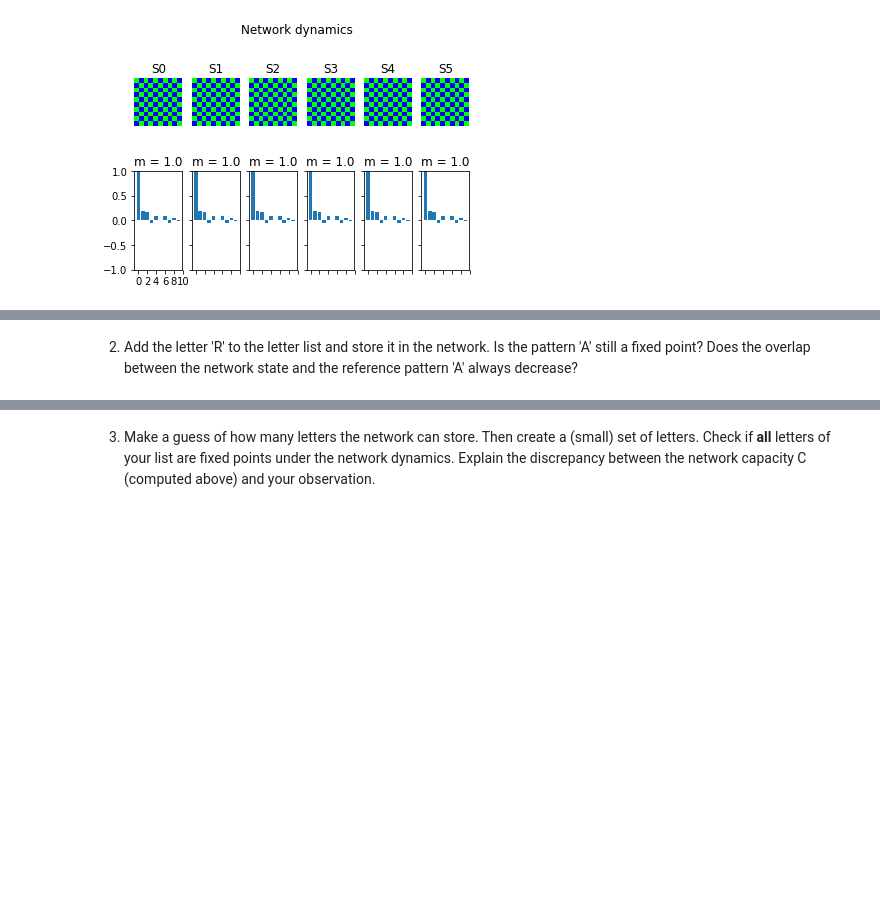
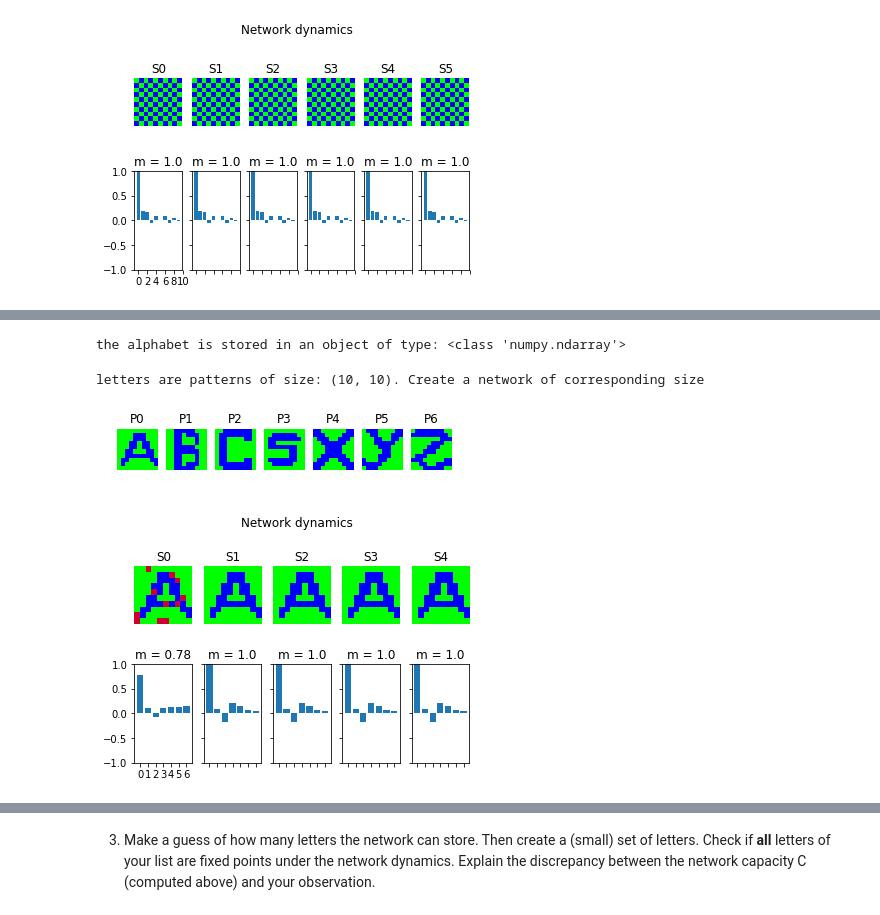
Before and after one commit to mackelab/msne-lsmlsda-2019, a Jupyter notebook: your-code/project1_NiLi/01_hopfield_network.ipynb, the cells around one changed output, grey strips where cells are left out. Drawn from its saved outputs; the diff is of its cells as text; code cells hidden in the pictures; blank space fills up the shorter version.

```diff
--- a/your-code/project1_NiLi/01_hopfield_network.ipynb
+++ b/your-code/project1_NiLi/01_hopfield_network.ipynb
@@ -377,5 +377,3 @@ In the previous exercises we used random patterns. Now we use a list of structur
 <i><center>Eight letters (including 'A') are stored in a Hopfield network. The letter 'A' is not recovered.</center></i>
 
 1. Run the following code. Read the inline comments and look up the doc of functions you do not know.
-# %% [markdown]
-2. Add the letter 'R' to the letter list and store it in the network. Is the pattern 'A' still a fixed point? Does the overlap between the network state and the reference pattern 'A' always decrease?
@@ -381,0 +407,48 @@ In the previous exercises we used random patterns. Now we use a list of structur
+# %%
+%matplotlib inline
+import matplotlib.pyplot as plt
+from neurodynex.hopfield_network import network, pattern_tools, plot_tools
+import numpy
+
+# the letters we want to store in the hopfield network
+letter_list = ['A', 'B', 'C', 'S', 'X', 'Y', 'Z']
+
+# set a seed to reproduce the same noise in the next run
+# numpy.random.seed(123)
+
+abc_dictionary = pattern_tools.load_alphabet()
+print("the alphabet is stored in an object of type: {}".format(type(abc_dictionary)))
+# %% [output]
+the alphabet is stored in an object of type: <class 'numpy.ndarray'>
+# %%
+
+# access the first element and get it's size (they are all of same size)
+pattern_shape = abc_dictionary['A'].shape
+print("letters are patterns of size: {}. Create a network of corresponding size".format(pattern_shape))
+# create an instance of the class HopfieldNetwork
+hopfield_net = network.HopfieldNetwork(nr_neurons= pattern_shape[0]*pattern_shape[1])
+
+# create a list using Pythons List Comprehension syntax:
+pattern_list = [abc_dictionary[key] for key in letter_list]
+plot_tools.plot_pattern_list(pattern_list)
+
+# store the patterns
+hopfield_net.store_patterns(pattern_list)
+
+# create a noisy version of a pattern and use that to initialize the network
+noisy_init_state = get_noisy_copy(abc_dictionary['A'], noise_level=.2)
+hopfield_net.set_state_from_pattern(noisy_init_state)
+
+# from this initial state, let the network dynamics evolve.
+states = hopfield_net.run_with_monitoring(nr_steps=4)
+
+# each network state is a vector. reshape it to the same shape used to create the patterns.
+states_as_patterns = pattern_tools.reshape_patterns(states, pattern_list[0].shape)
+
+# plot the states of the network
+plot_tools.plot_state_sequence_and_overlap(
+    states_as_patterns, pattern_list, reference_idx=0, suptitle="Network dynamics")
+# %% [output]
+letters are patterns of size: (10, 10). Create a network of corresponding size
+[figure, added]
+[figure, added]
```
Also changed, not shown: parts of 9 cells of this notebook.
